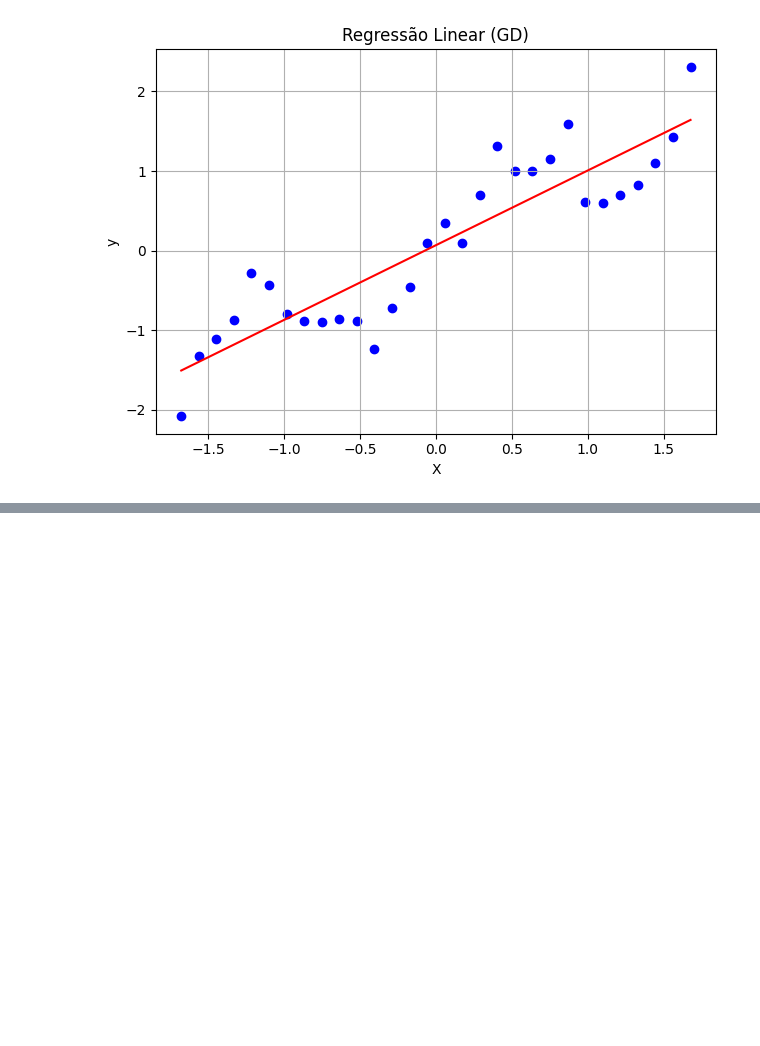
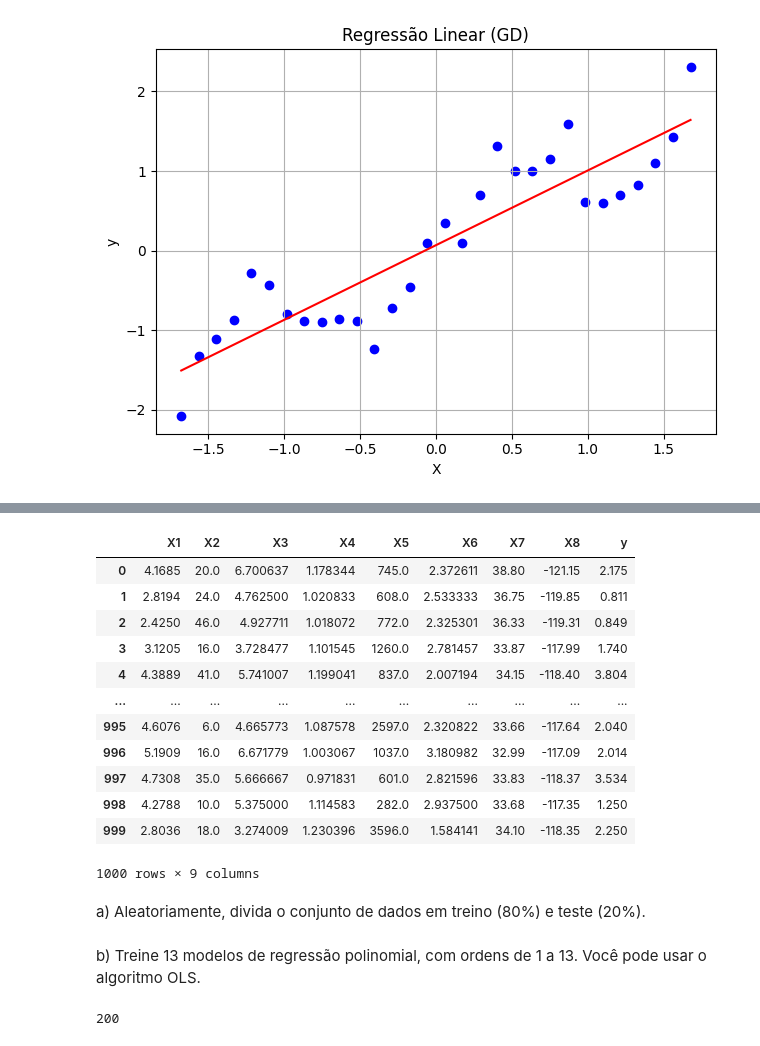
Before and after one commit to LuizGusQueiroz/CK0193-Aprendizagem_de_Maquina, a Jupyter notebook: Lista 01/Lista 01.ipynb, the cells around one changed output, grey strips where cells are left out. Drawn from its saved outputs; the diff is of its cells as text; code cells hidden in the pictures; blank space fills up the shorter version.

```diff
--- a/Lista 01/Lista 01.ipynb
+++ b/Lista 01/Lista 01.ipynb
@@ -206,0 +235,18 @@ plt.show()
+# %%
+names = [f'X{i}' for i in range(1, 9)] + ['y']
+df = pd.read_csv('california.csv', header=None, names=names)
+df
+# %% [output]
+|  | X1 | X2 | X3 | X4 | X5 | X6 | X7 | X8 | y |
+| 0 | 4.1685 | 20.0 | 6.700637 | 1.178344 | 745.0 | 2.372611 | 38.80 | -121.15 | 2.175 |
+| 1 | 2.8194 | 24.0 | 4.762500 | 1.020833 | 608.0 | 2.533333 | 36.75 | -119.85 | 0.811 |
+| 2 | 2.4250 | 46.0 | 4.927711 | 1.018072 | 772.0 | 2.325301 | 36.33 | -119.31 | 0.849 |
+| 3 | 3.1205 | 16.0 | 3.728477 | 1.101545 | 1260.0 | 2.781457 | 33.87 | -117.99 | 1.740 |
+| 4 | 4.3889 | 41.0 | 5.741007 | 1.199041 | 837.0 | 2.007194 | 34.15 | -118.40 | 3.804 |
+| ... | ... | ... | ... | ... | ... | ... | ... | ... | ... |
+| 995 | 4.6076 | 6.0 | 4.665773 | 1.087578 | 2597.0 | 2.320822 | 33.66 | -117.64 | 2.040 |
+| 996 | 5.1909 | 16.0 | 6.671779 | 1.003067 | 1037.0 | 3.180982 | 32.99 | -117.09 | 2.014 |
+| 997 | 4.7308 | 35.0 | 5.666667 | 0.971831 | 601.0 | 2.821596 | 33.83 | -118.37 | 3.534 |
+| 998 | 4.2788 | 10.0 | 5.375000 | 1.114583 | 282.0 | 2.937500 | 33.68 | -117.35 | 1.250 |
+| 999 | 2.8036 | 18.0 | 3.274009 | 1.230396 | 3596.0 | 1.584141 | 34.10 | -118.35 | 2.250 |
+1000 rows × 9 columns
@@ -206,0 +263,2 @@ plt.show()
+# %% [markdown]
+a) Aleatoriamente, divida o conjunto de dados em treino (80%) e teste (20%).
@@ -206,0 +274,13 @@ plt.show()
+# %% [markdown]
+b) Treine 13 modelos de regressão polinomial, com ordens de 1 a 13.
+Você pode usar o algoritmo OLS.
+# %%
+def regressao_polinomial(X: np.ndarray, y: np.ndarray, grau: int = 1, algoritmo: str = 'OLS'):
+    concatena: Callable = np.column_stack
+    new_X = X.copy()
+    for i in range(2, grau+1):
+        for column in X.T:
+            nova_coluna: column.T ** i
+            new_X = concatena(new_X, nova_coluna)
+# %% [output]
+200
```
Also changed, not shown: parts of 14 cells of this notebook.
